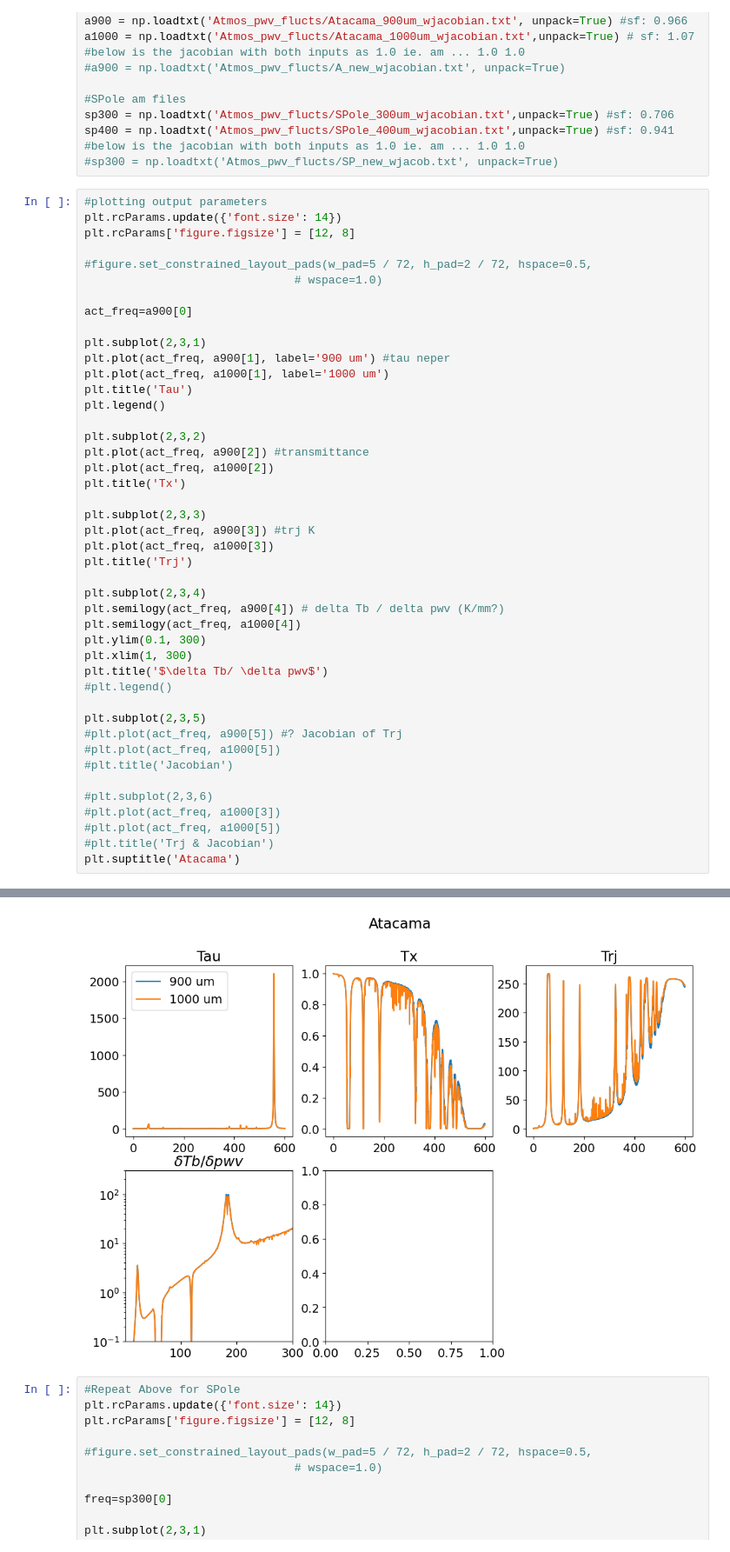
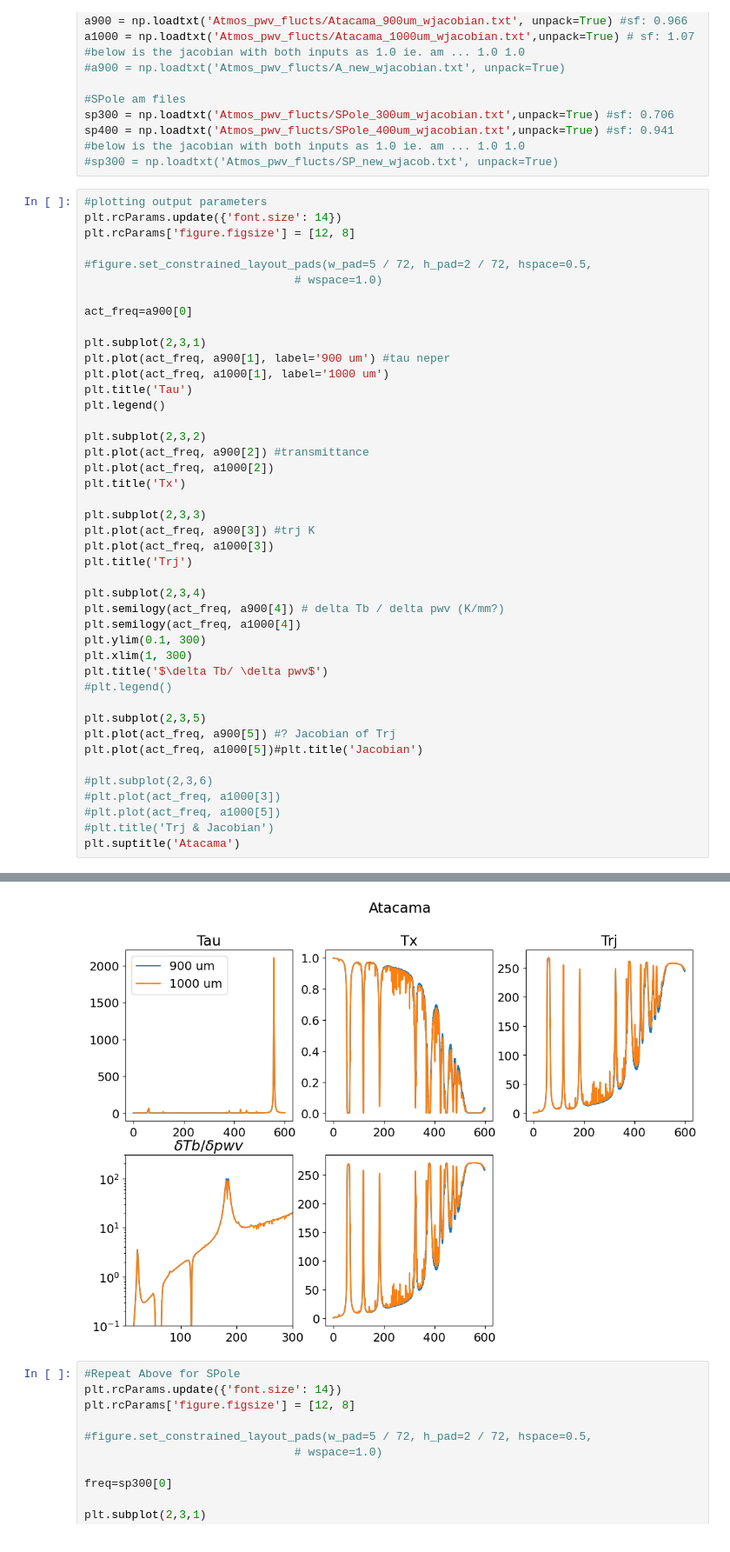
Before and after one commit to JohnRuhl/Atmos_pwv_flucts, a Jupyter notebook: Jacobians_am.ipynb, the cells around one changed output, grey strips where cells are left out. Shown at 87% size. Drawn from its saved outputs; the diff is of its cells as text.

```diff
--- a/Jacobians_am.ipynb
+++ b/Jacobians_am.ipynb
@@ -70,37 +70,36 @@ plt.plot(act_freq, a1000[1], label='1000 um')
 plt.title('Tau')
 plt.legend()
 
 plt.subplot(2,3,2)
 plt.plot(act_freq, a900[2]) #transmittance
 plt.plot(act_freq, a1000[2])
 plt.title('Tx')
 
 plt.subplot(2,3,3)
 plt.plot(act_freq, a900[3]) #trj K
 plt.plot(act_freq, a1000[3])
 plt.title('Trj')
 
 plt.subplot(2,3,4)
 plt.semilogy(act_freq, a900[4]) # delta Tb / delta pwv (K/mm?)
 plt.semilogy(act_freq, a1000[4])
 plt.ylim(0.1, 300)
 plt.xlim(1, 300)
 plt.title('$\delta Tb/ \delta pwv$')
 #plt.legend()
 
 plt.subplot(2,3,5)
-#plt.plot(act_freq, a900[5]) #? Jacobian of Trj
-#plt.plot(act_freq, a1000[5])
-#plt.title('Jacobian')
+plt.plot(act_freq, a900[5]) #? Jacobian of Trj
+plt.plot(act_freq, a1000[5])#plt.title('Jacobian')
 
 #plt.subplot(2,3,6)
 #plt.plot(act_freq, a1000[3])
 #plt.plot(act_freq, a1000[5])
 #plt.title('Trj & Jacobian')
 plt.suptitle('Atacama')
 # %% [output]
 Text(0.5, 0.98, 'Atacama')
-[figure, old version]
+[figure, new version]
 # %%
 #Repeat Above for SPole
 plt.rcParams.update({'font.size': 14})
```
Also changed, not shown: parts of 2 cells of this notebook, 2 other files.
